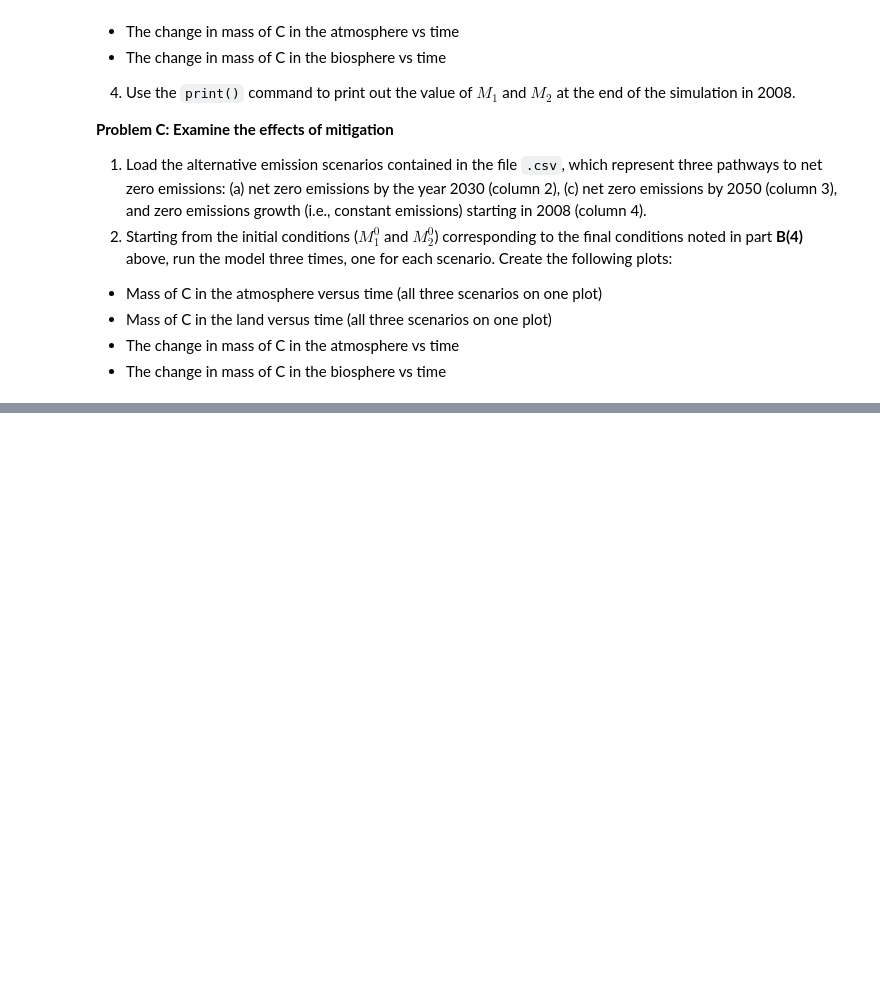
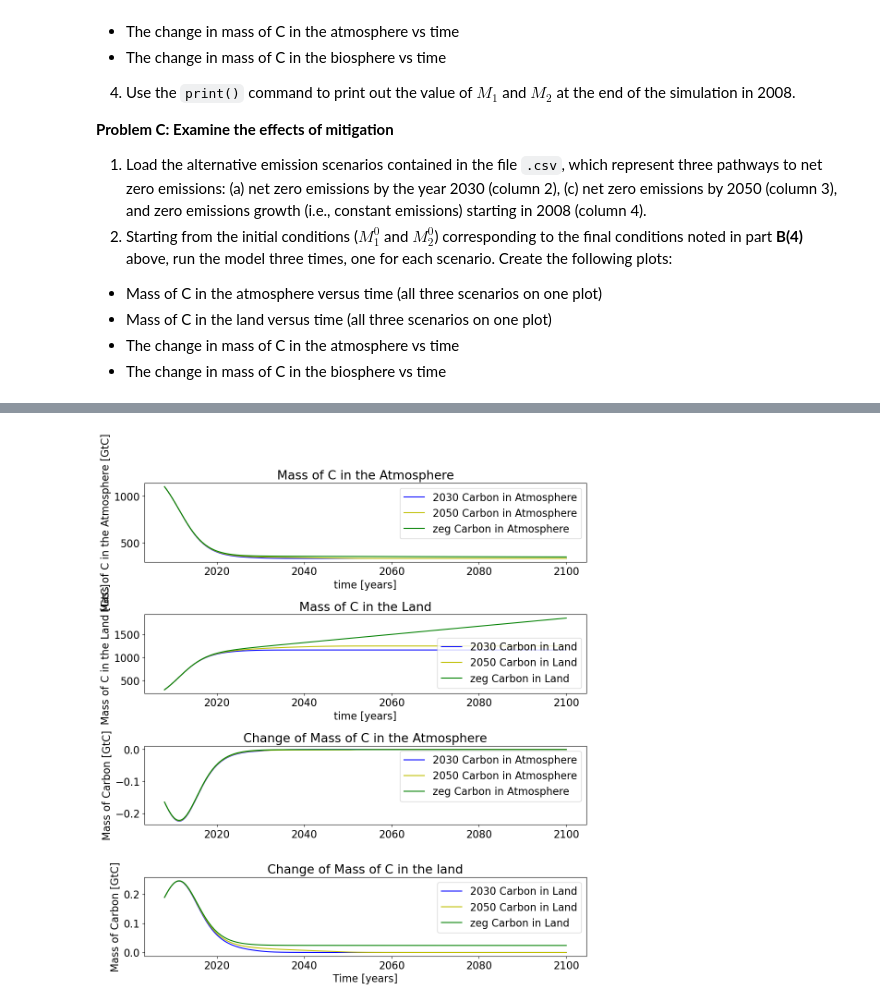
Before and after one commit to LejoFlores/Earth-and-Environmental-Systems-Modeling, a Jupyter notebook: mod02/mod02-CarbonModel-Assignment.ipynb, the cells around one changed output, grey strips where cells are left out. Cells and saved outputs as stored; diff of their text form; code cells hidden in the pictures; blank space fills up the shorter version.

```diff
--- a/mod02/mod02-CarbonModel-Assignment.ipynb
+++ b/mod02/mod02-CarbonModel-Assignment.ipynb
@@ -204,6 +204,12 @@ __Problem C: Examine the effects of mitigation__
   * The change in mass of C in the atmosphere vs time
   * The change in mass of C in the biosphere vs time
 # %%
+ti_f = 2008    # Initial time (years)
+tf_f = 2100   # Final time (years)
+dt_f = 1/365  # time step (days)
+t_f = np.arange(ti_f,tf_f+dt_f,dt_f)   # creates array from initial to final time + 1 with increment of 1 day
+Nt_f = (t_f.size)+1   # calls size of t_f + 1, +1 is needed for diff calculations
+
 future_emissions_file = 'EmissionsMitigationScenarios.2008_2100.csv'
 
 data = np.loadtxt(future_emissions_file, delimiter=',', skiprows=1)
@@ -212,20 +218,14 @@ cflux_nz2030 = data[:,1]
 cflux_nz2050 = data[:,2]
 cflux_zeg = data[:,3]
 
-cflux_2030 = np.interp(t, year, cflux_nz2030)
+cflux_2030 = np.interp(t_f, year, cflux_nz2030)
 Fa_2030 = cflux_2030
 
-cflux_2050 = np.interp(t, year, cflux_nz2050)
+cflux_2050 = np.interp(t_f, year, cflux_nz2050)
 Fa_2050 = cflux_2050
 
-cflux_zeg = np.interp(t, year, cflux_zeg)
+cflux_zeg = np.interp(t_f, year, cflux_zeg)
 Fa_zeg = cflux_zeg
-
-ti_f = 2008    # Initial time (years)
-tf_f = 2100   # Final time (years)
-dt_f = 1/365  # time step (days)
-t_f = np.arange(ti_f,tf_f+dt_f,dt_f)   # creates array from initial to final time + 1 with increment of 1 day
-Nt_f = (t_f.size)+1   # calls size of t_f + 1, +1 is needed for diff calculations
 
 
 M1_2030 = np.zeros((Nt_f,))
@@ -289,11 +289,59 @@ M2_2050 = M2_2050[0:i]
 M1_zeg = M1_zeg[0:i]
 M2_zeg = M2_zeg[0:i]
 
-print(M1_2030)
-print(M1_2050)
-print(M1_zeg)
-print(M2_2030)
-print(M2_2050)
-print(M2_zeg)
-print(t_f)
+
+#print(t_f)
+#print(cflux_2030)
+#print(cflux_2050)
+#print(cflux_zeg)
+print('M1_2030 Final = '+str(M1_2030[i-1])+' GtC')
+print('M2_2030 Final = '+str(M2_2030[i-1])+' GtC')
+print('M1_2050 Final = '+str(M1_2050[i-1])+' GtC')
+print('M2_2050 Final = '+str(M2_2050[i-1])+' GtC')
+print('M1_zeg Final = '+str(M1_zeg[i-1])+' GtC')
+print('M2_zeg Final = '+str(M2_zeg[i-1])+' GtC')
+
+
+plt.figure(figsize = (11,11))
+plt.rcParams.update({'font.size': 16})
+
+plt.subplot(4,1,1)
+plt.title('Mass of C in the Atmosphere')
+plt.plot(t_f,M1_2030, 'b-', label='2030 Carbon in Atmosphere')
+plt.plot(t_f,M1_2050, 'y-', label='2050 Carbon in Atmosphere')
+plt.plot(t_f,M1_zeg, 'g-', label='zeg Carbon in Atmosphere')
+plt.ylabel('Mass of C in the Atmosphere [GtC]')
+plt.xlabel('time [years]')
+plt.legend()
+plt.tight_layout()
+
+plt.subplot(4,1,2)
+plt.title('Mass of C in the Land')
+plt.plot(t_f,M2_2030, 'b-', label='2030 Carbon in Land')
+plt.plot(t_f,M2_2050, 'y-', label='2050 Carbon in Land')
+plt.plot(t_f,M2_zeg, 'g-', label='zeg Carbon in Land')
+plt.ylabel('Mass of C in the Land [GtC]')
+plt.xlabel('time [years]')
+plt.legend()
+plt.tight_layout()
+
+plt.subplot(4,1,3)
+plt.title('Change of Mass of C in the Atmosphere')
+plt.plot(t_f,dM1_2030, 'b-', label='2030 Carbon in Atmosphere')
+plt.plot(t_f,dM1_2050, 'y-', label='2050 Carbon in Atmosphere')
+plt.plot(t_f,dM1_zeg, 'g-', label='zeg Carbon in Atmosphere')
+plt.ylabel('Mass of Carbon [GtC]')
+plt.legend()
+plt.tight_layout()
+
+plt.subplot(4,1,4)
+plt.title('Change of Mass of C in the land')
+plt.plot(t_f,dM2_2030, 'b-', label='2030 Carbon in Land')
+plt.plot(t_f,dM2_2050, 'y-', label='2050 Carbon in Land')
+plt.plot(t_f,dM2_zeg, 'g-', label='zeg Carbon in Land')
+plt.xlabel('Time [years]')
+plt.ylabel('Mass of Carbon [GtC]')
+plt.legend()
+
+plt.show()
 # %% [output]
@@ -313,0 +354 @@ print(t_f)
+[figure, added]
```
Also changed, not shown: parts of 1 cell of this notebook.
